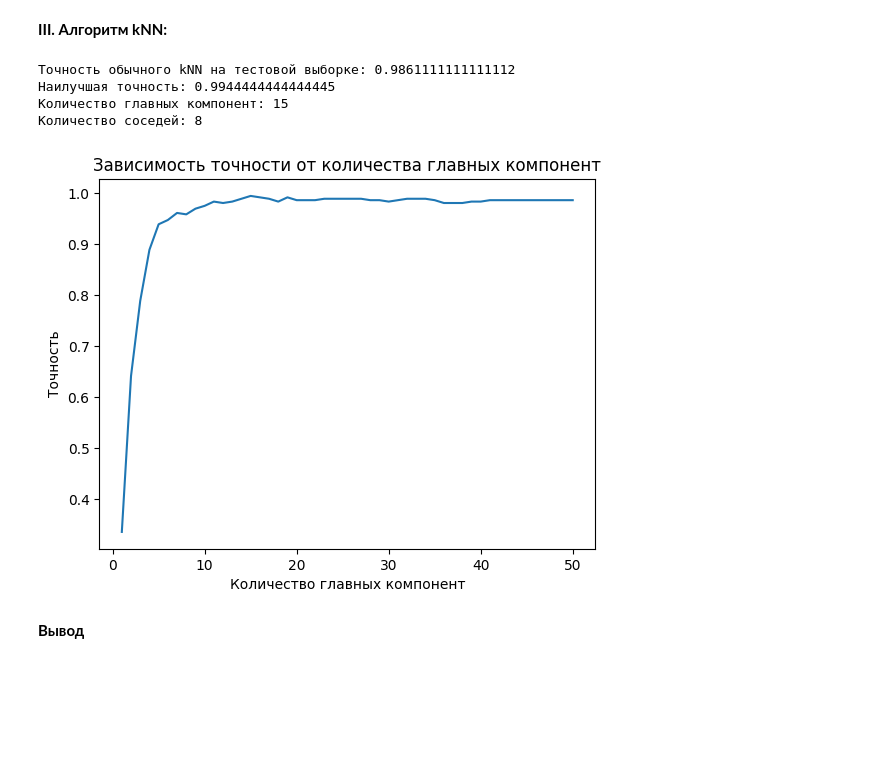
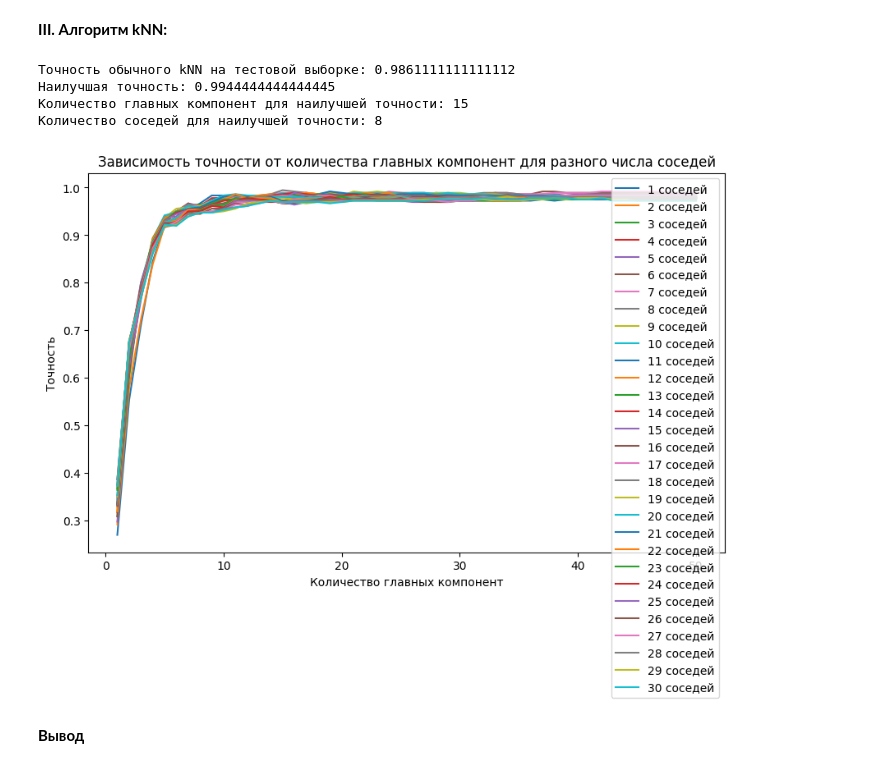
Before and after one commit to rassolovami/MathMode2024, a Jupyter notebook: homework06/Lab6_Рассолова_Маргарита_НММбд_02_22.ipynb, the cells around one changed output. Drawn from its saved outputs; the diff is of its cells as text; code cells hidden in the pictures; blank space fills up the shorter version.

```diff
--- a/homework06/Lab6_Рассолова_Маргарита_НММбд_02_22.ipynb
+++ b/homework06/Lab6_Рассолова_Маргарита_НММбд_02_22.ipynb
@@ -174,56 +174,52 @@ print("Точность обычного kNN на тестовой выборк
 best_accuracy = 0
 best_n_components = 0
 best_n_neighbors = 0
+best_accuracies = []
 
 # Пробуем разное количество главных компонент и соседей
-for n_components in range(1, 51):
-    for n_neighbors in range(1, 31):
+for n_neighbors in range(1, 31):
+    accuracies = []
+    for n_components in range(1, 51):
         # Уменьшение размерности данных с помощью PCA
         pca = PCA(n_components=n_components)
         X_train_pca = pca.fit_transform(X_train)
         X_test_pca = pca.transform(X_test)
 
         # Обучение классификатора kNN на преобразованных данных
         knn_pca = my_kNN(n_neighbors=n_neighbors)
         knn_pca.fit(X_train_pca, y_train)
         y_pred_pca = knn_pca.predict(X_test_pca)
         accuracy_pca = accuracy_score(y_test, y_pred_pca)
+        accuracies.append(accuracy_pca)
 
         # Проверка на лучшую точность
         if accuracy_pca > best_accuracy:
             best_accuracy = accuracy_pca
             best_n_components = n_components
             best_n_neighbors = n_neighbors
 
+    best_accuracies.append(accuracies)
+
 print("Наилучшая точность:", best_accuracy)
-print("Количество главных компонент:", best_n_components)
-print("Количество соседей:", best_n_neighbors)
+print("Количество главных компонент для наилучшей точности:", best_n_components)
+print("Количество соседей для наилучшей точности:", best_n_neighbors)
 
 # Построение графика зависимости доли правильных ответов от количества главных компонент
-accuracies = []
-n_components_values = range(1, 51)
-for n_components in n_components_values:
-    pca = PCA(n_components=n_components)
-    X_train_pca = pca.fit_transform(X_train)
-    X_test_pca = pca.transform(X_test)
+plt.figure(figsize=(10, 6))
+for n_neighbors, accuracies in enumerate(best_accuracies, start=1):
+    plt.plot(range(1, 51), accuracies, label=f'{n_neighbors} соседей')
 
-    knn_pca = my_kNN(n_neighbors=best_n_neighbors)
-    knn_pca.fit(X_train_pca, y_train)
-    y_pred_pca = knn_pca.predict(X_test_pca)
-    accuracy_pca = accuracy_score(y_test, y_pred_pca)
-    accuracies.append(accuracy_pca)
-
-plt.plot(n_components_values, accuracies)
 plt.xlabel('Количество главных компонент')
 plt.ylabel('Точность')
-plt.title('Зависимость точности от количества главных компонент')
+plt.title('Зависимость точности от количества главных компонент для разного числа соседей')
+plt.legend()
 plt.show()
 # %% [output]
 Точность обычного kNN на тестовой выборке: 0.9861111111111112
 Наилучшая точность: 0.9944444444444445
-Количество главных компонент: 15
-Количество соседей: 8
+Количество главных компонент для наилучшей точности: 15
+Количество соседей для наилучшей точности: 8
-[figure, old version]
+[figure, new version]
 # %% [markdown]
 **Вывод**
 # %% [markdown]
```
